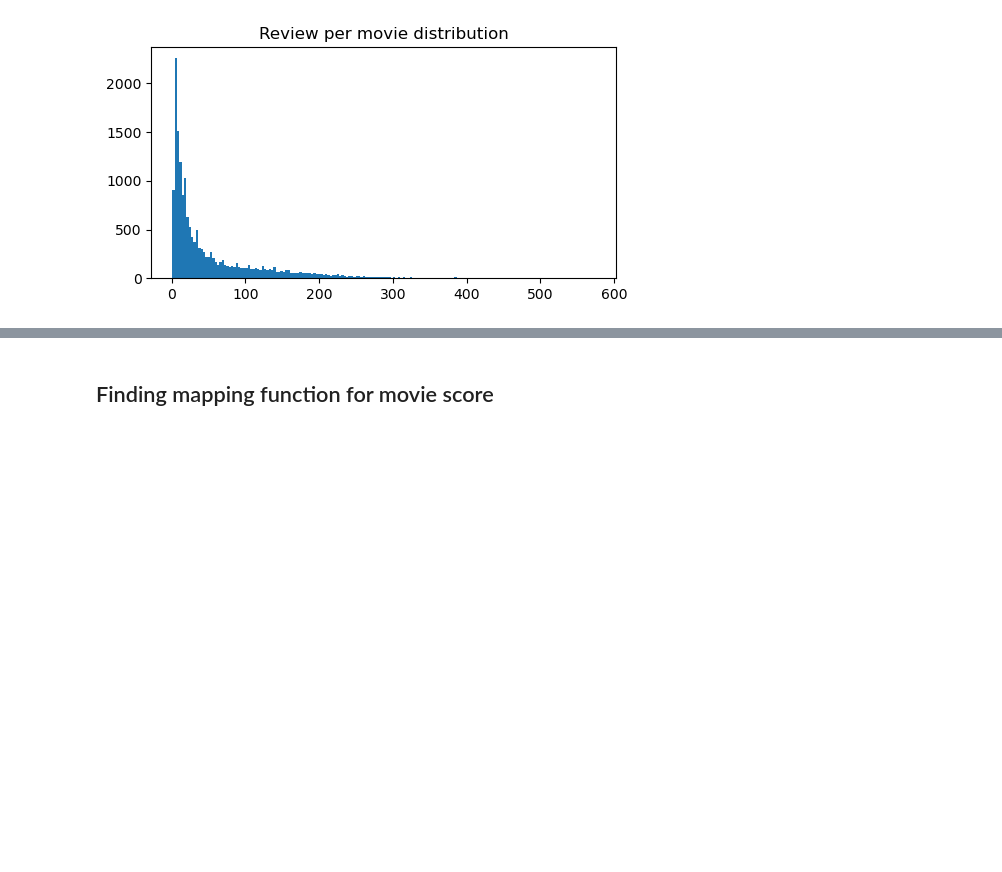
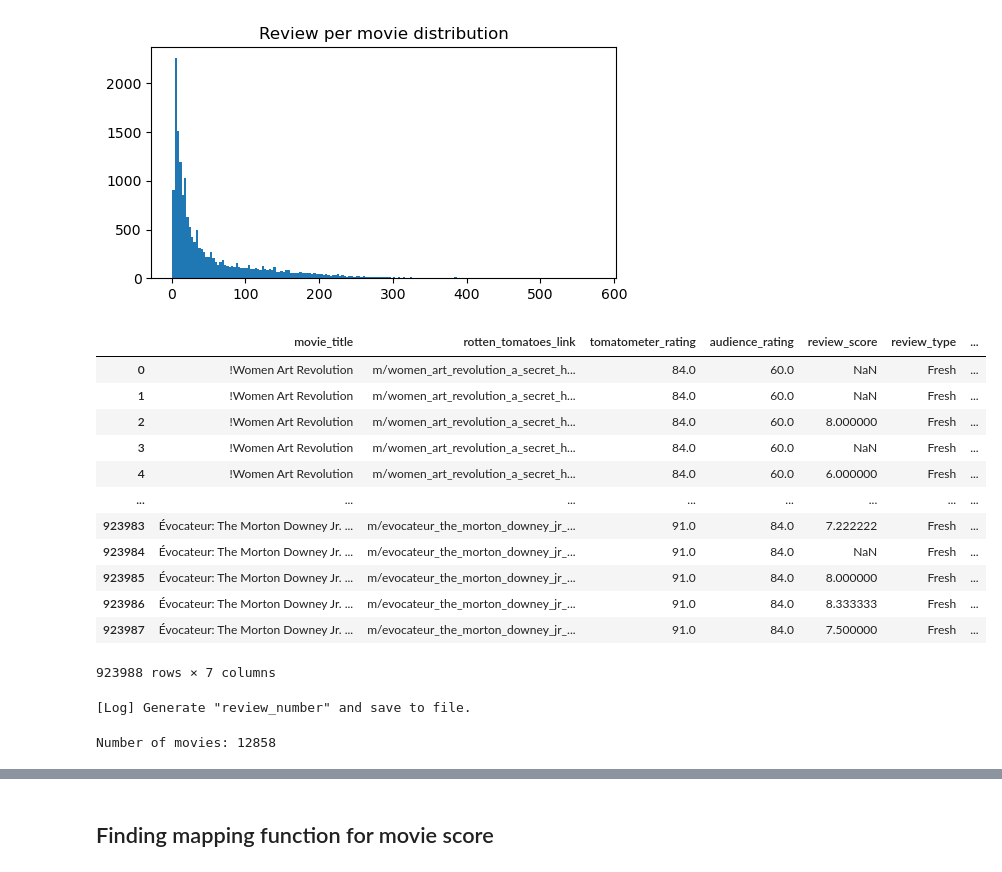
Before and after one commit to MMovasaghi/SentiMovie, a Jupyter notebook: code/Data-processing.ipynb, the cells around one changed output, grey strips where cells are left out. Saved outputs shown, nothing was run; the diff lists cells and outputs as text; code cells hidden in the pictures; blank space fills up the shorter version.

```diff
--- a/code/Data-processing.ipynb
+++ b/code/Data-processing.ipynb
@@ -296,3 +293,26 @@ Min number of review: 1         [A Brother's Kiss]
 Mean number of review: 55
 Median number of review: 24
 [figure]
+# %%
+thr_review_number = 10
+eda.delete_outlier_movie_based_review_number(thr=thr_review_number)
+# %% [output]
+|  | movie_title | rotten_tomatoes_link | tomatometer_rating | audience_rating | review_score | review_type | ... |
+| 0 | !Women Art Revolution | m/women_art_revolution_a_secret_h... | 84.0 | 60.0 | NaN | Fresh | ... |
+| 1 | !Women Art Revolution | m/women_art_revolution_a_secret_h... | 84.0 | 60.0 | NaN | Fresh | ... |
+| 2 | !Women Art Revolution | m/women_art_revolution_a_secret_h... | 84.0 | 60.0 | 8.000000 | Fresh | ... |
+| 3 | !Women Art Revolution | m/women_art_revolution_a_secret_h... | 84.0 | 60.0 | NaN | Fresh | ... |
+| 4 | !Women Art Revolution | m/women_art_revolution_a_secret_h... | 84.0 | 60.0 | 6.000000 | Fresh | ... |
+| ... | ... | ... | ... | ... | ... | ... | ... |
+| 923983 | Évocateur: The Morton Downey Jr. ... | m/evocateur_the_morton_downey_jr_... | 91.0 | 84.0 | 7.222222 | Fresh | ... |
+| 923984 | Évocateur: The Morton Downey Jr. ... | m/evocateur_the_morton_downey_jr_... | 91.0 | 84.0 | NaN | Fresh | ... |
+| 923985 | Évocateur: The Morton Downey Jr. ... | m/evocateur_the_morton_downey_jr_... | 91.0 | 84.0 | 8.000000 | Fresh | ... |
+| 923986 | Évocateur: The Morton Downey Jr. ... | m/evocateur_the_morton_downey_jr_... | 91.0 | 84.0 | 8.333333 | Fresh | ... |
+| 923987 | Évocateur: The Morton Downey Jr. ... | m/evocateur_the_morton_downey_jr_... | 91.0 | 84.0 | 7.500000 | Fresh | ... |
+923988 rows × 7 columns
+# %%
+eda.review_number_per_movie(overwrite=True)
+print(f"Number of movies: {len(eda.movie_titles)}")
+# %% [output]
+[Log] Generate "review_number" and save to file.
+Number of movies: 12858
```
Also changed, not shown: parts of 16 cells of this notebook, 2 other files.
